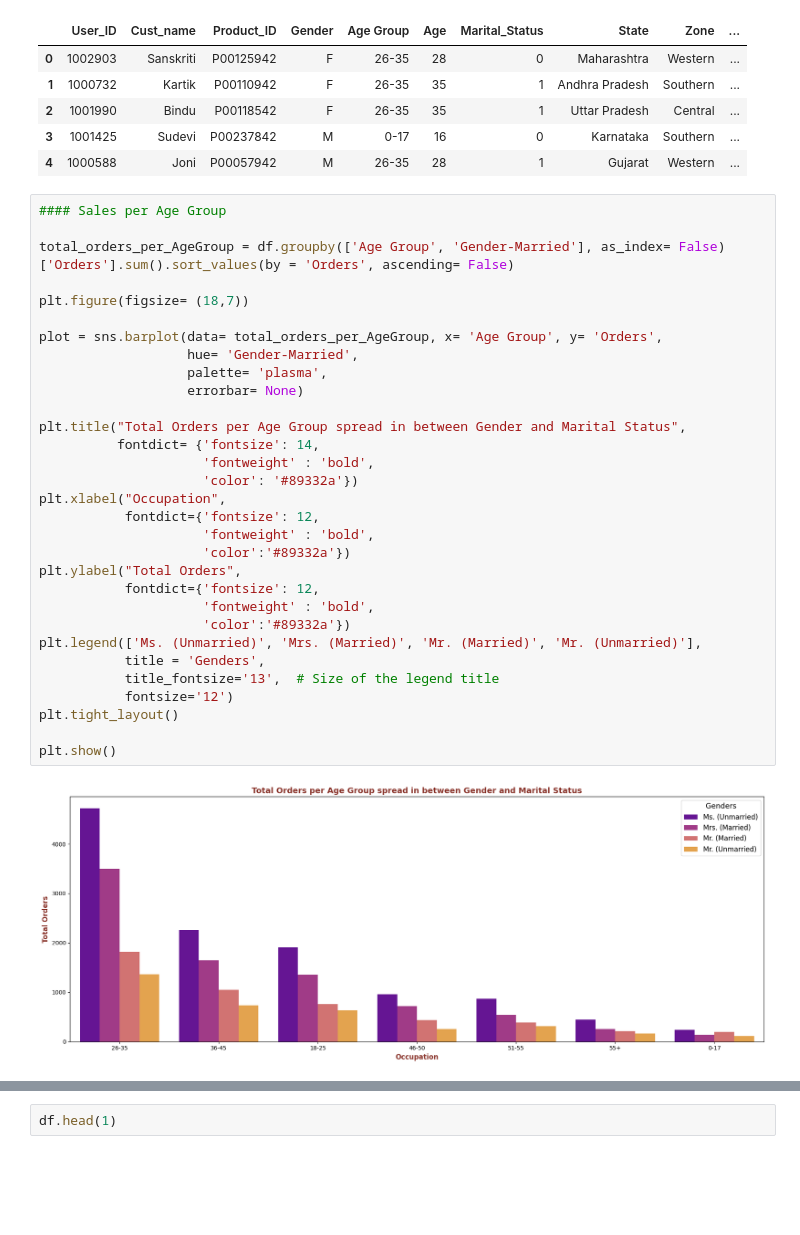
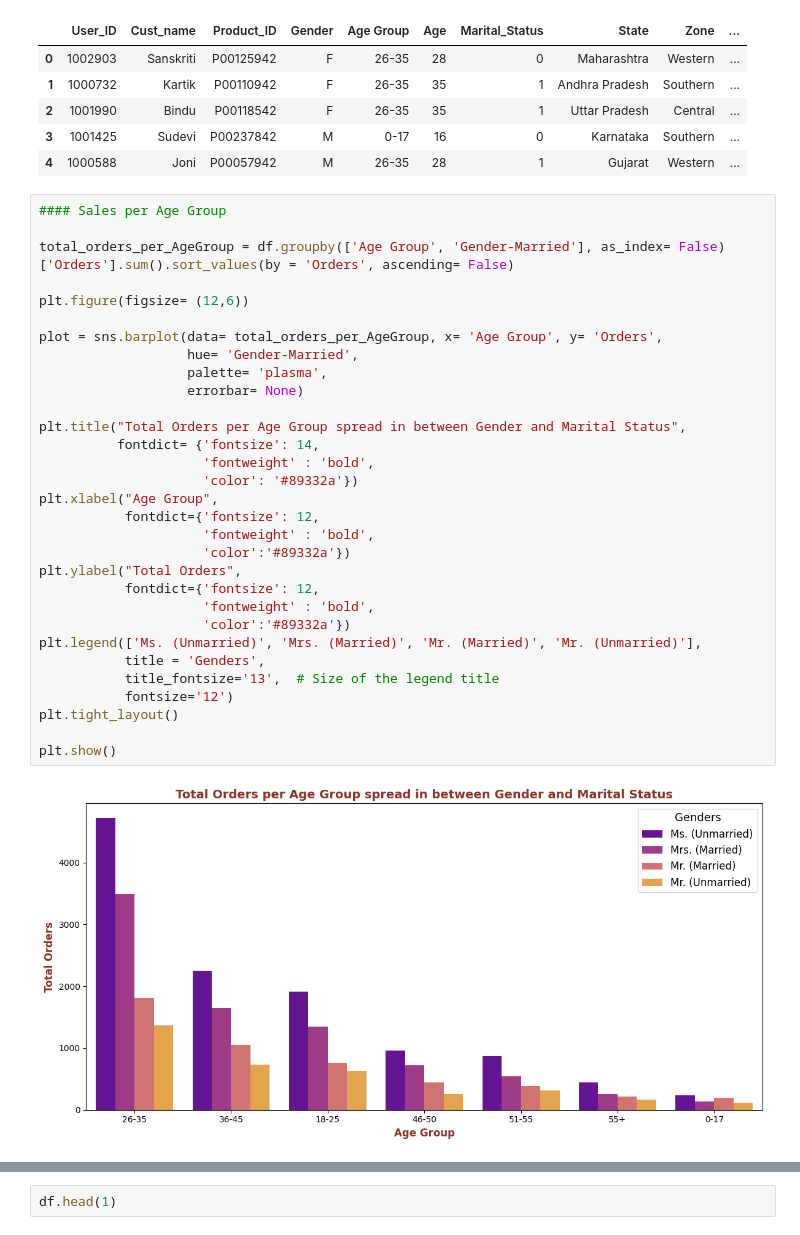
Before and after one commit to Avinash-Tamarapalli/DSProjects, a Jupyter notebook: EDA/DiwaliSales/DiwaliSales.ipynb, the cells around one changed output, grey strips where cells are left out. Drawn from its saved outputs; the diff is of its cells as text; blank space fills up the shorter version.

```diff
--- a/EDA/DiwaliSales/DiwaliSales.ipynb
+++ b/EDA/DiwaliSales/DiwaliSales.ipynb
@@ -849,34 +849,34 @@ df.head()
 # %%
 #### Sales per Age Group
 
 total_orders_per_AgeGroup = df.groupby(['Age Group', 'Gender-Married'], as_index= False)['Orders'].sum().sort_values(by = 'Orders', ascending= False)
 
-plt.figure(figsize= (18,7))
+plt.figure(figsize= (12,6))
 
 plot = sns.barplot(data= total_orders_per_AgeGroup, x= 'Age Group', y= 'Orders',
                    hue= 'Gender-Married',
                    palette= 'plasma',
                    errorbar= None)
 
 plt.title("Total Orders per Age Group spread in between Gender and Marital Status",
           fontdict= {'fontsize': 14,
                      'fontweight' : 'bold',
                      'color': '#89332a'})
-plt.xlabel("Occupation",
+plt.xlabel("Age Group",
            fontdict={'fontsize': 12,
                      'fontweight' : 'bold',
                      'color':'#89332a'})
 plt.ylabel("Total Orders",
            fontdict={'fontsize': 12,
                      'fontweight' : 'bold',
                      'color':'#89332a'})
 plt.legend(['Ms. (Unmarried)', 'Mrs. (Married)', 'Mr. (Married)', 'Mr. (Unmarried)'],
            title = 'Genders',
            title_fontsize='13',  # Size of the legend title
            fontsize='12')
 plt.tight_layout()
 
 plt.show()
 # %% [output]
-[figure, old version]
+[figure, new version]
 # %%
```
Also changed, not shown: parts of 9 cells of this notebook.
